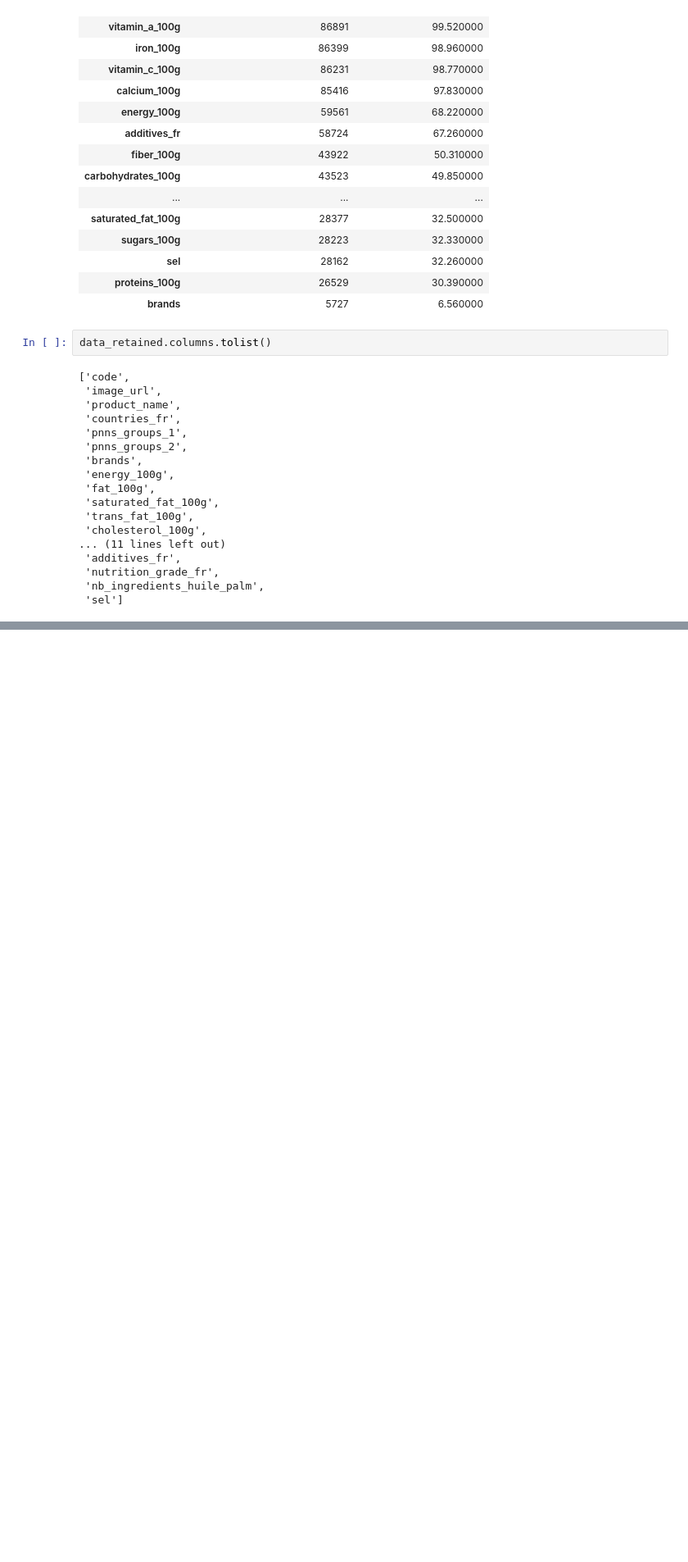
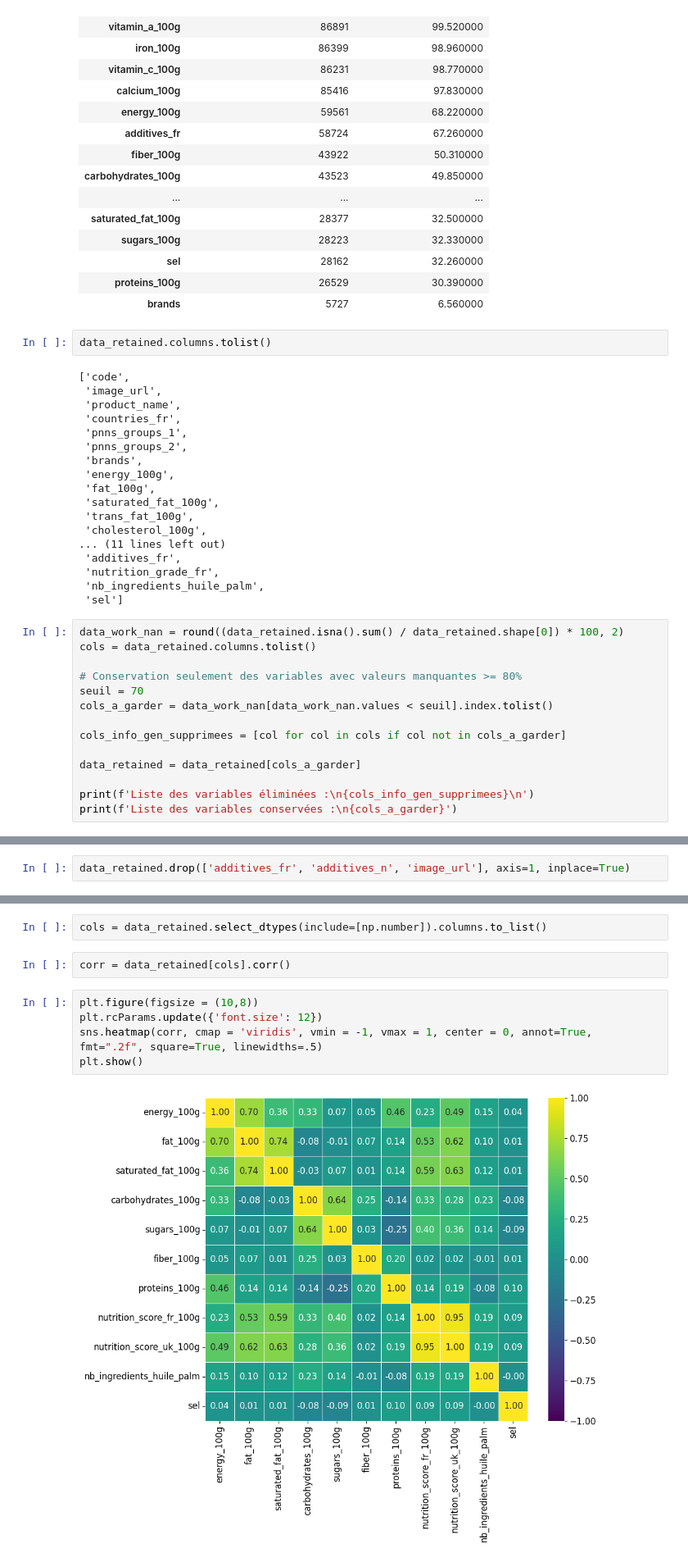
Before and after one commit to TheoChastrePradat/OC_DataScientist_P3, a Jupyter notebook: Projet_3/Script/OpenFoodFacts.ipynb, the cells around one changed output, grey strips where cells are left out. Shown at 82% size. Cells and saved outputs as stored; diff of their text form; blank space fills up the shorter version.

```diff
--- a/Projet_3/Script/OpenFoodFacts.ipynb
+++ b/Projet_3/Script/OpenFoodFacts.ipynb
@@ -1346,3 +1350,17 @@ data_retained.columns.tolist()
  'nutrition_grade_fr',
  'nb_ingredients_huile_palm',
  'sel']
+# %%
+data_work_nan = round((data_retained.isna().sum() / data_retained.shape[0]) * 100, 2)
+cols = data_retained.columns.tolist()
+
+# Conservation seulement des variables avec valeurs manquantes >= 80%
+seuil = 70
+cols_a_garder = data_work_nan[data_work_nan.values < seuil].index.tolist()
+
+cols_info_gen_supprimees = [col for col in cols if col not in cols_a_garder]
+
+data_retained = data_retained[cols_a_garder]
+
+print(f'Liste des variables éliminées :\n{cols_info_gen_supprimees}\n')
+print(f'Liste des variables conservées :\n{cols_a_garder}')
@@ -1348,0 +1373,2 @@ data_retained.columns.tolist()
+# %%
+data_retained.drop(['additives_fr', 'additives_n', 'image_url'], axis=1, inplace=True)
@@ -1348,0 +1394,11 @@ data_retained.columns.tolist()
+# %%
+cols = data_retained.select_dtypes(include=[np.number]).columns.to_list()
+# %%
+corr = data_retained[cols].corr()
+# %%
+plt.figure(figsize = (10,8))
+plt.rcParams.update({'font.size': 12})
+sns.heatmap(corr, cmap = 'viridis', vmin = -1, vmax = 1, center = 0, annot=True, fmt=".2f", square=True, linewidths=.5)
+plt.show()
+# %% [output]
+[figure, added]
```
Also changed, not shown: parts of 55 cells of this notebook.
